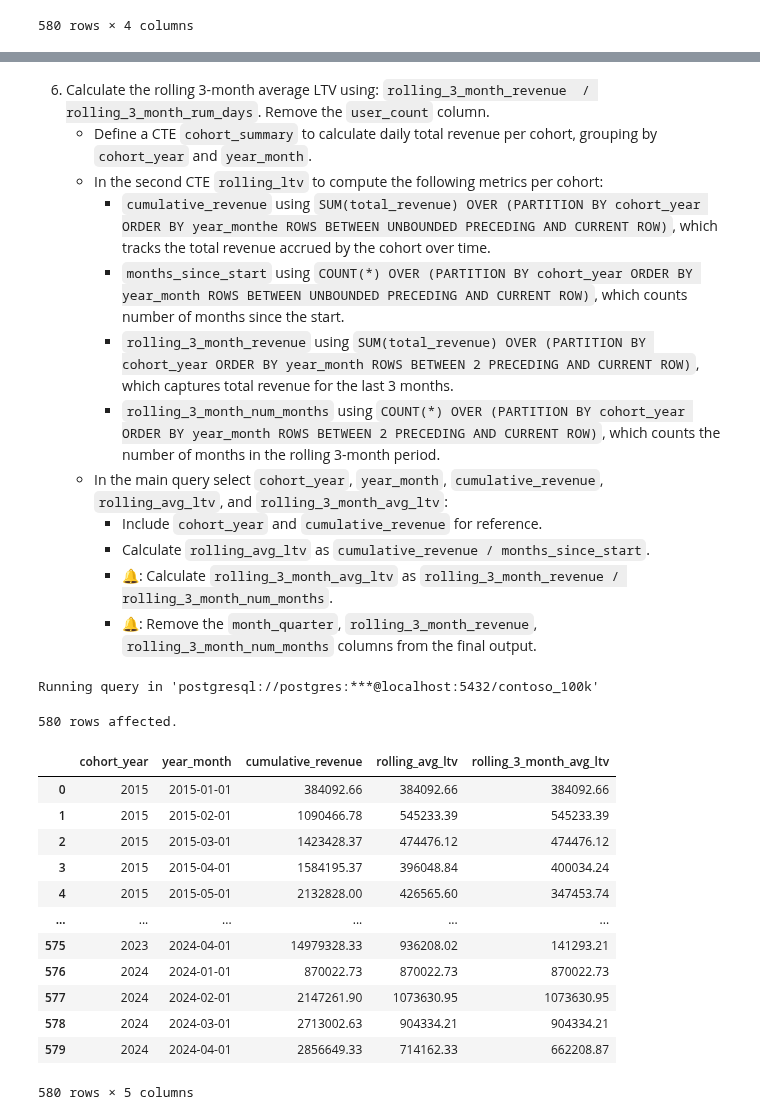
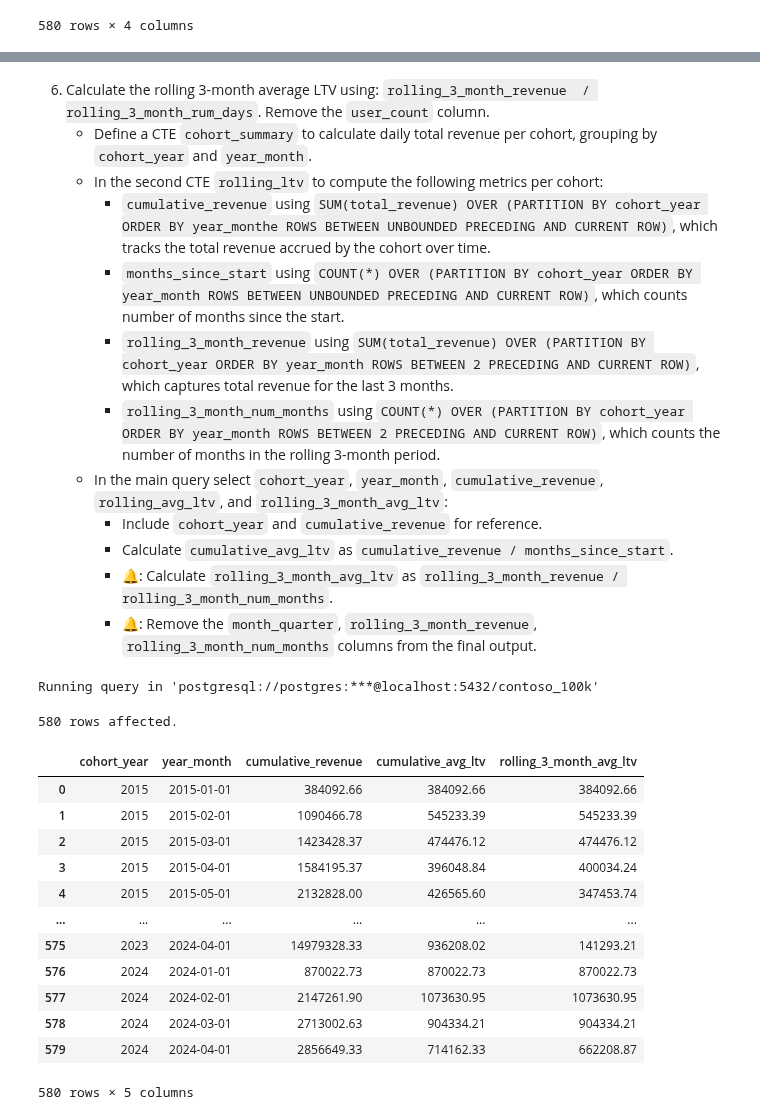
Before and after one commit to mgamzec/SQL_Data_Analytics_Project, a Jupyter notebook: 5_Views/2_View_Project.ipynb, the cells around one changed output, grey strips where cells are left out. Cells and saved outputs as stored; diff of their text form; code cells hidden in the pictures.

```diff
--- a/5_Views/2_View_Project.ipynb
+++ b/5_Views/2_View_Project.ipynb
@@ -458,7 +458,7 @@ Running query in 'postgresql://postgres:***@localhost:5432/contoso_100k'
         - `rolling_3_month_num_months` using `COUNT(*) OVER (PARTITION BY cohort_year ORDER BY year_month ROWS BETWEEN 2 PRECEDING AND CURRENT ROW)`, which counts the number of months in the rolling 3-month period.
     - In the main query select `cohort_year`, `year_month`, `cumulative_revenue`, `rolling_avg_ltv`, and `rolling_3_month_avg_ltv`:
         - Include `cohort_year` and `cumulative_revenue` for reference.
-        - Calculate `rolling_avg_ltv` as `cumulative_revenue / months_since_start`.
+        - Calculate `cumulative_avg_ltv` as `cumulative_revenue / months_since_start`.
         - **🔔**: Calculate `rolling_3_month_avg_ltv` as `rolling_3_month_revenue / rolling_3_month_num_months`.
         - **🔔**: Remove the `month_quarter`, `rolling_3_month_revenue`, `rolling_3_month_num_months` columns from the final output.
 # %%
@@ -487,35 +487,35 @@ rolling_ltv AS (
         COUNT(*) OVER (
             PARTITION BY cohort_year
             ORDER BY year_month ROWS
             BETWEEN UNBOUNDED PRECEDING AND CURRENT ROW
         ) AS months_since_start,
         SUM(total_revenue) OVER ( -- Added
             PARTITION BY cohort_year
             ORDER BY year_month
             ROWS BETWEEN 2 PRECEDING AND CURRENT ROW
         ) AS rolling_3_month_revenue,
         COUNT(*) OVER ( -- Added
             PARTITION BY cohort_year
             ORDER BY year_month
             ROWS BETWEEN 2 PRECEDING AND CURRENT ROW
         ) AS rolling_3_month_num_months
     FROM cohort_summary
     ORDER BY
         cohort_year,
         year_month
 )
 
 SELECT
     cohort_year,
     year_month,
     cumulative_revenue,
-    cumulative_revenue / months_since_start AS rolling_avg_ltv,
+    cumulative_revenue / months_since_start AS cumulative_avg_ltv,
     rolling_3_month_revenue / rolling_3_month_num_months AS rolling_3_month_avg_ltv --Added
 FROM rolling_ltv;
 # %% [output]
 Running query in 'postgresql://postgres:***@localhost:5432/contoso_100k'
 580 rows affected.
-|  | cohort_year | year_month | cumulative_revenue | rolling_avg_ltv | rolling_3_month_avg_ltv |
+|  | cohort_year | year_month | cumulative_revenue | cumulative_avg_ltv | rolling_3_month_avg_ltv |
 | 0 | 2015 | 2015-01-01 | 384092.66 | 384092.66 | 384092.66 |
 | 1 | 2015 | 2015-02-01 | 1090466.78 | 545233.39 | 545233.39 |
 | 2 | 2015 | 2015-03-01 | 1423428.37 | 474476.12 | 474476.12 |
```
Also changed, not shown: parts of 5 cells of this notebook, 1 other file.
